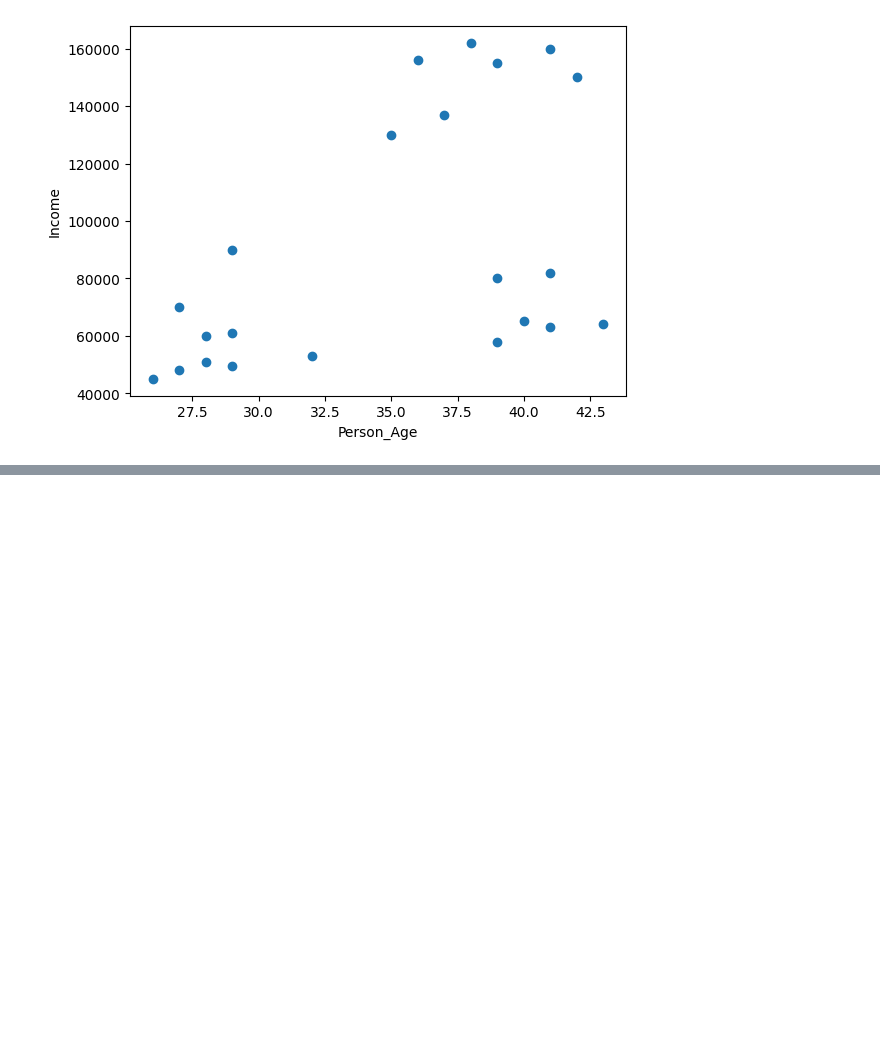
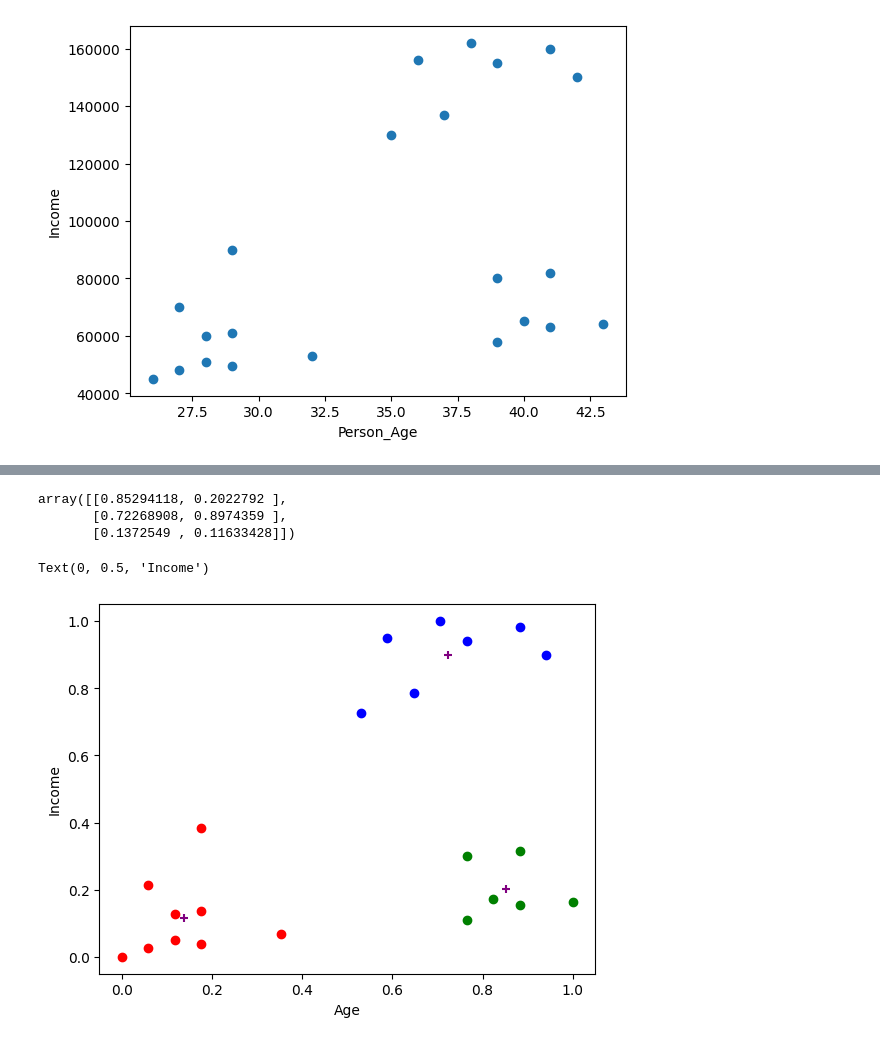
Before and after one commit to ahmedcurious/Data-Science-Work, a Jupyter notebook: Machine_Learning/14_K_Means_Clustering/file.ipynb, the cells around one changed output, grey strips where cells are left out. Drawn from its saved outputs; the diff is of its cells as text; code cells hidden in the pictures; blank space fills up the shorter version.

```diff
--- a/Machine_Learning/14_K_Means_Clustering/file.ipynb
+++ b/Machine_Learning/14_K_Means_Clustering/file.ipynb
@@ -128,0 +185,3 @@ df.head(n=10)
+# %%
+scalar.fit(df[['Age']])
+df['Age'] = scalar.transform(df[['Age']])
@@ -128,0 +197,4 @@ df.head(n=10)
+# %%
+km = KMeans(n_clusters=3)
+y_predicted = km.fit_predict(df[['Age','Income($)']])
+y_predicted
@@ -128,0 +204,2 @@ df.head(n=10)
+# %%
+df['cluster'] = y_predicted
@@ -128,0 +215,22 @@ df.head(n=10)
+# %%
+km.cluster_centers_
+# %% [output]
+array([[0.85294118, 0.2022792 ],
+       [0.72268908, 0.8974359 ],
+       [0.1372549 , 0.11633428]])
+# %%
+df_cluster_0 = df[df.cluster == 0]
+df_cluster_1 = df[df.cluster == 1]
+df_cluster_2 = df[df.cluster == 2]
+# %%
+plt.scatter(df_cluster_0['Age'],df_cluster_0['Income($)'],color='green')
+plt.scatter(df_cluster_1['Age'],df_cluster_1['Income($)'],color='blue')
+plt.scatter(df_cluster_2['Age'],df_cluster_2['Income($)'],color='red')
+
+plt.scatter(km.cluster_centers_[:,0],km.cluster_centers_[:,1],color='purple',marker='+',label='centroid')
+
+plt.xlabel('Age')
+plt.ylabel('Income')
+# %% [output]
+Text(0, 0.5, 'Income')
+[figure, added]
```
Also changed, not shown: parts of 16 cells of this notebook, 4 other files.
